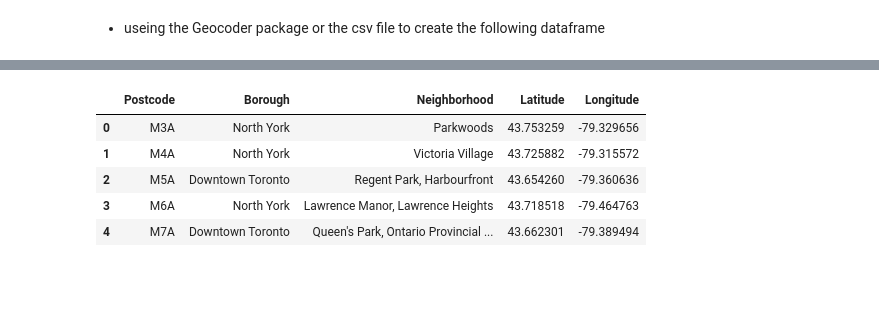
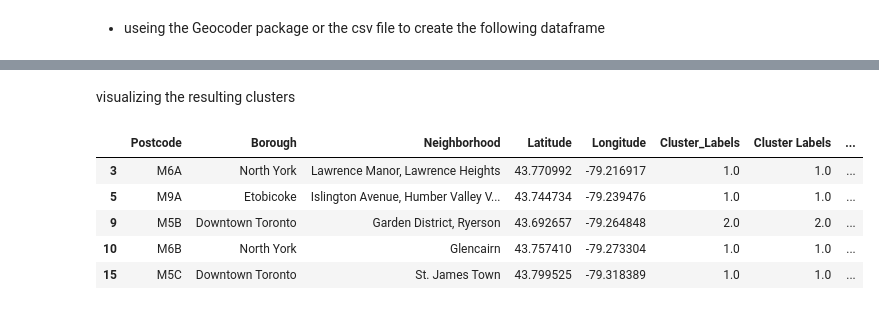
Before and after one commit to MC-01/notebook, a Jupyter notebook: Segmenting and Clustering Neighbourhoods in Toront.ipynb, the cells around one changed output, grey strips where cells are left out. Cells and saved outputs as stored; diff of their text form; code cells hidden in the pictures; blank space fills up the shorter version.

```diff
--- a/Segmenting and Clustering Neighbourhoods in Toront.ipynb
+++ b/Segmenting and Clustering Neighbourhoods in Toront.ipynb
@@ -188,0 +483,6 @@ Bor_gecod = pd.merge(df, gecod, on = 'Postcode', how = 'inner')
+# %%
+def return_most_common_venues(row, num_top_venues):
+    row_categories = row.iloc[1:]
+    row_categories_sorted = row_categories.sort_values(ascending=False)
+
+    return row_categories_sorted.index.values[0:num_top_venues]
@@ -188,0 +523,11 @@ Bor_gecod = pd.merge(df, gecod, on = 'Postcode', how = 'inner')
+# %%
+# set number of clusters
+kclusters = 5
+
+toronto_grouped_clustering = toronto_grouped.drop('Neighborhood', 1)
+
+# run k-means clustering
+kmeans = KMeans(n_clusters=kclusters, random_state=0).fit(toronto_grouped_clustering)
+
+# check cluster labels generated for each row in the dataframe
+kmeans.labels_[0:10]
@@ -188,0 +538,10 @@ Bor_gecod = pd.merge(df, gecod, on = 'Postcode', how = 'inner')
+# %%
+# add clustering labels
+neighborhoods_venues_sorted.insert(0, 'Cluster_Labels', kmeans.labels_)
+
+toronto_merged = df
+
+# merge toronto_grouped with toronto_data to add latitude/longitude for each neighborhood
+toronto_merged = toronto_merged.join(neighborhoods_venues_sorted.set_index('Neighborhood'), on='Neighborhood')
+
+toronto_merged.head() # check the last columns!
@@ -189,9 +555,13 @@ Bor_gecod = pd.merge(df, gecod, on = 'Postcode', how = 'inner')
+# %% [markdown]
+ visualizing the resulting clusters
+# %%
+toronto_merged.dropna(inplace =True)
 # %%
-Bor_gecod.head()
+toronto_merged.head()
 # %% [output]
-|  | Postcode | Borough | Neighborhood | Latitude | Longitude |
-| 0 | M3A | North York | Parkwoods | 43.753259 | -79.329656 |
-| 1 | M4A | North York | Victoria Village | 43.725882 | -79.315572 |
-| 2 | M5A | Downtown Toronto | Regent Park, Harbourfront | 43.654260 | -79.360636 |
-| 3 | M6A | North York | Lawrence Manor, Lawrence Heights | 43.718518 | -79.464763 |
-| 4 | M7A | Downtown Toronto | Queen's Park, Ontario Provincial ... | 43.662301 | -79.389494 |
+|  | Postcode | Borough | Neighborhood | Latitude | Longitude | Cluster_Labels | Cluster Labels | ... |
+| 3 | M6A | North York | Lawrence Manor, Lawrence Heights | 43.770992 | -79.216917 | 1.0 | 1.0 | ... |
+| 5 | M9A | Etobicoke | Islington Avenue, Humber Valley V... | 43.744734 | -79.239476 | 1.0 | 1.0 | ... |
+| 9 | M5B | Downtown Toronto | Garden District, Ryerson | 43.692657 | -79.264848 | 2.0 | 2.0 | ... |
+| 10 | M6B | North York | Glencairn | 43.757410 | -79.273304 | 1.0 | 1.0 | ... |
+| 15 | M5C | Downtown Toronto | St. James Town | 43.799525 | -79.318389 | 1.0 | 1.0 | ... |
```
Also changed, not shown: parts of 56 cells of this notebook.
